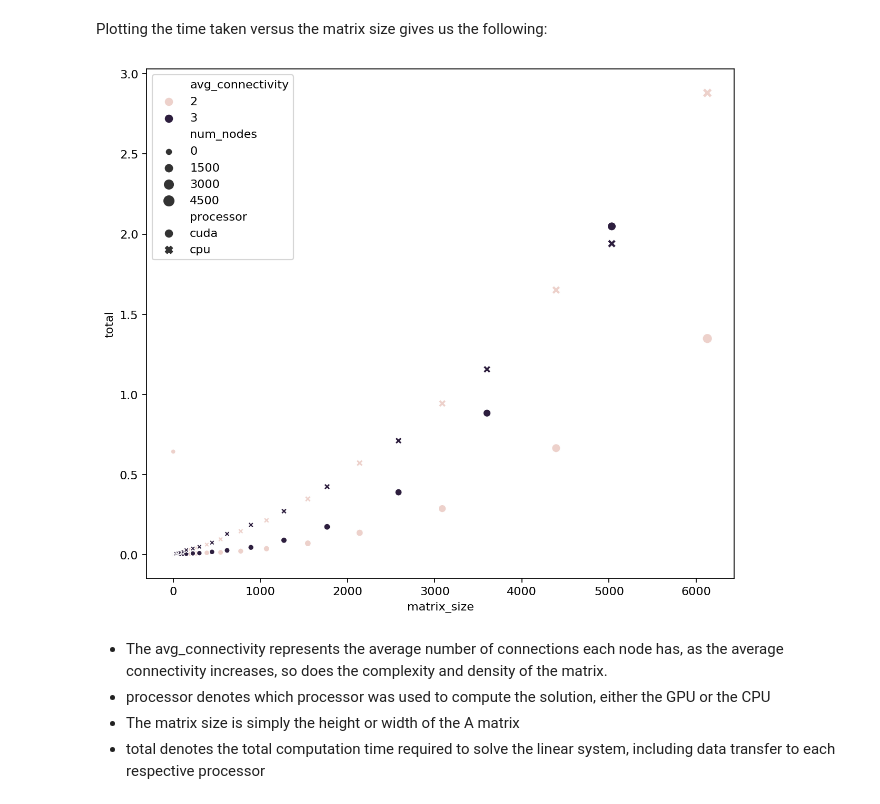
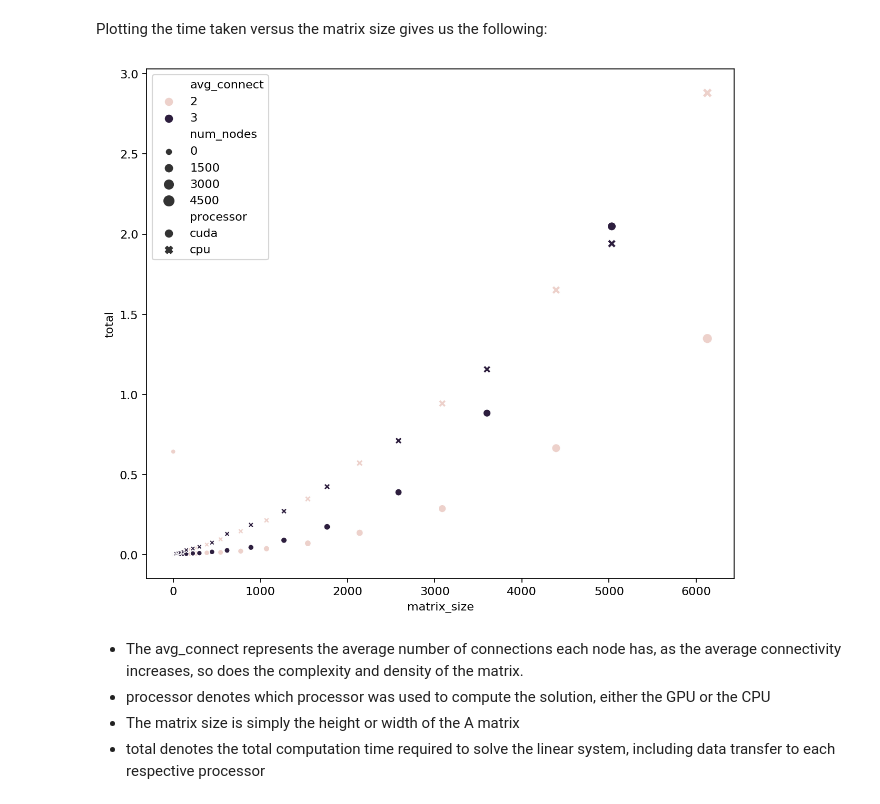
Before and after one commit to pnadon/modified-nodal-analysis, a Jupyter notebook: Modified Nodal Analysis Report.ipynb, the cells around one changed output. Drawn from its saved outputs; the diff is of its cells as text; code cells hidden in the pictures.

```diff
--- a/Modified Nodal Analysis Report.ipynb
+++ b/Modified Nodal Analysis Report.ipynb
@@ -56,5 +81,6 @@ import matplotlib.pyplot as plt
 # %%
 df = pd.read_csv("stats.csv")
-df = df.dropna()
+df = df.dropna().drop(columns=['fname', 'transfer', 'solve'])
+pd.set_option('display.max_rows', 20)
 df
 # %% [output]
@@ -75,11 +101,11 @@ df
 Plotting the time taken versus the matrix size gives us the following:
 # %%
 fig=plt.figure(figsize=(9, 8), dpi= 160, facecolor='w', edgecolor='k')
-g = sns.scatterplot(x="matrix_size", y="total", hue="avg_connectivity", style="processor", size="num_nodes", data=df)
+g = sns.scatterplot(x="matrix_size", y="total", hue="avg_connect", style="processor", size="num_nodes", data=df)
 # %% [output]
-[figure, old version]
+[figure, new version]
 # %% [markdown]
-- The avg_connectivity represents the average number of connections each node has, as the average connectivity increases, so does the complexity and density of the matrix.
+- The avg_connect represents the average number of connections each node has, as the average connectivity increases, so does the complexity and density of the matrix.
 - processor denotes which processor was used to compute the solution, either the GPU or the CPU
 - The matrix size is simply the height or width of the A matrix
 - total denotes the total computation time required to solve the linear system, including data transfer to each respective processor
```
Also changed, not shown: parts of 10 cells of this notebook, 6 other files.
